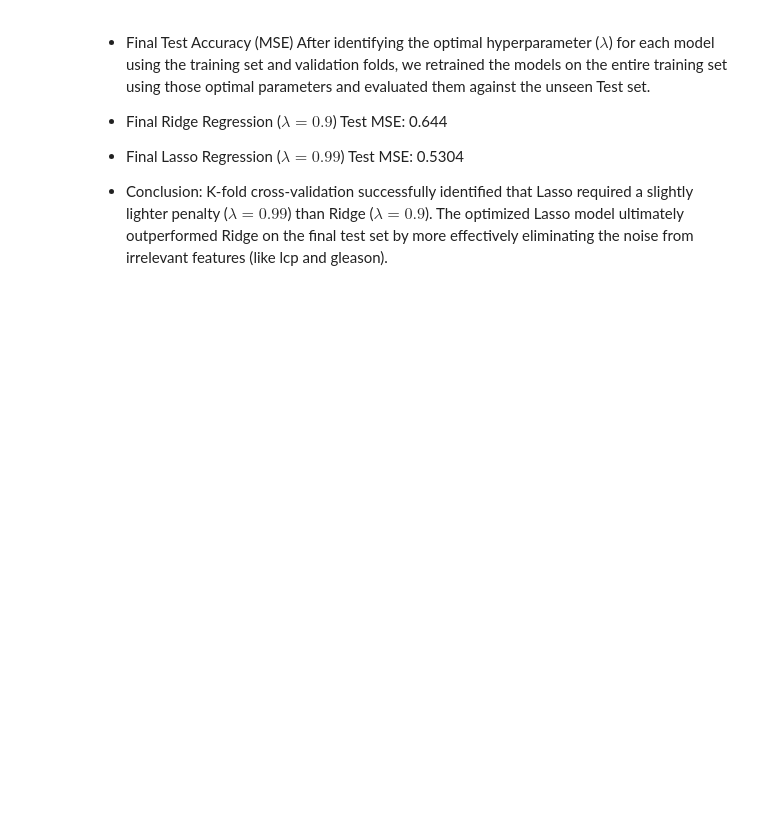
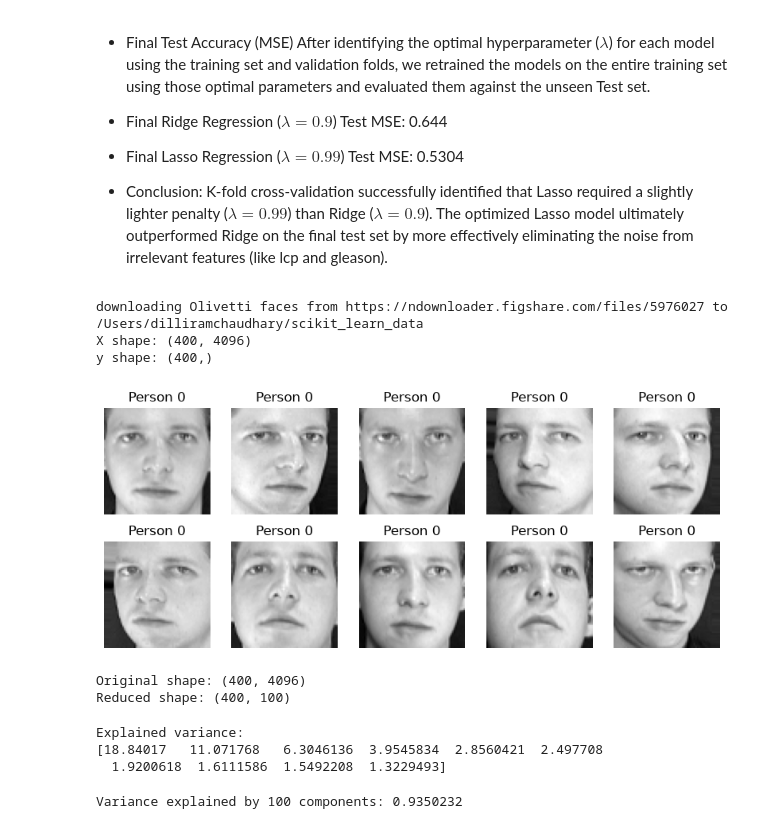
Before and after one commit to dilliram-code/mbust, a Jupyter notebook: Machine Learning by Suresh sir/Assignment_1.ipynb, the cells around one changed output. Drawn from its saved outputs; the diff is of its cells as text; code cells hidden in the pictures; blank space fills up the shorter version.

```diff
--- a/Machine Learning by Suresh sir/Assignment_1.ipynb
+++ b/Machine Learning by Suresh sir/Assignment_1.ipynb
@@ -810,0 +878,54 @@ Lambda: 0.01 | Average Validation MSE: 1.4034
+# %%
+faces = fetch_olivetti_faces()
+
+X = faces.data
+y = faces.target
+
+print("X shape:", X.shape)
+print("y shape:", y.shape)
+# %% [output]
+downloading Olivetti faces from https://ndownloader.figshare.com/files/5976027 to /Users/dilliramchaudhary/scikit_learn_data
+X shape: (400, 4096)
+y shape: (400,)
+# %%
+plt.figure(figsize=(10, 4))
+
+for i in range(10):
+    plt.subplot(2, 5, i + 1)
+    plt.imshow(
+        X[i].reshape(64, 64),
+        cmap="gray"
+    )
+
+    plt.title(f"Person {y[i]}")
+    plt.axis("off")
+
+plt.show()
+# %% [output]
+[figure, added]
+# %%
+pca = PCA(n_components=100)
+
+X_pca = pca.fit_transform(X)
+
+print("Original shape:", X.shape)
+print("Reduced shape:", X_pca.shape)
+# %% [output]
+Original shape: (400, 4096)
+Reduced shape: (400, 100)
+# %%
+print("Explained variance:")
+print(pca.explained_variance_[:10])
+# %% [output]
+Explained variance:
+[18.84017   11.071768   6.3046136  3.9545834  2.8560421  2.497708
+  1.9200618  1.6111586  1.5492208  1.3229493]
+# %%
+total_variance = np.sum(
+    pca.explained_variance_ratio_
+)
+
+print("Variance explained by 100 components:",
+      total_variance)
+# %% [output]
+Variance explained by 100 components: 0.9350232
```
Also changed, not shown: parts of 23 cells of this notebook, 1 other file.
